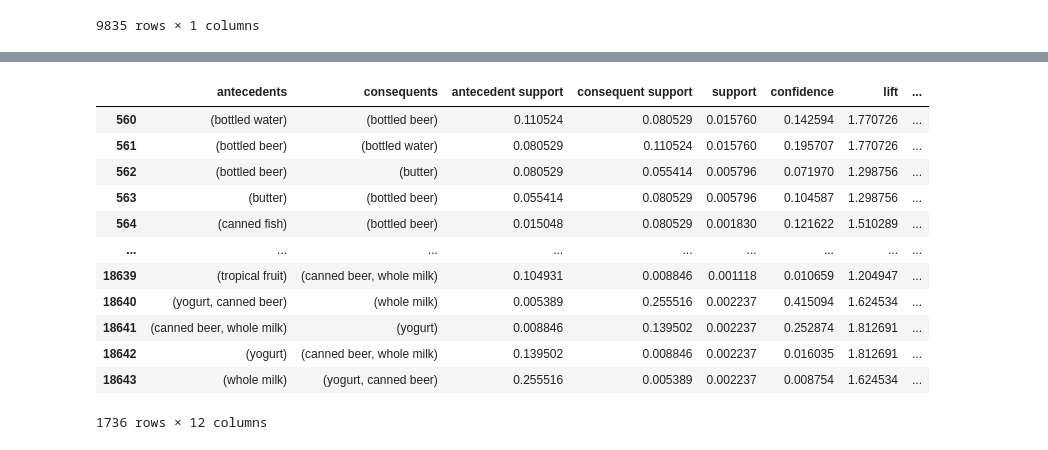
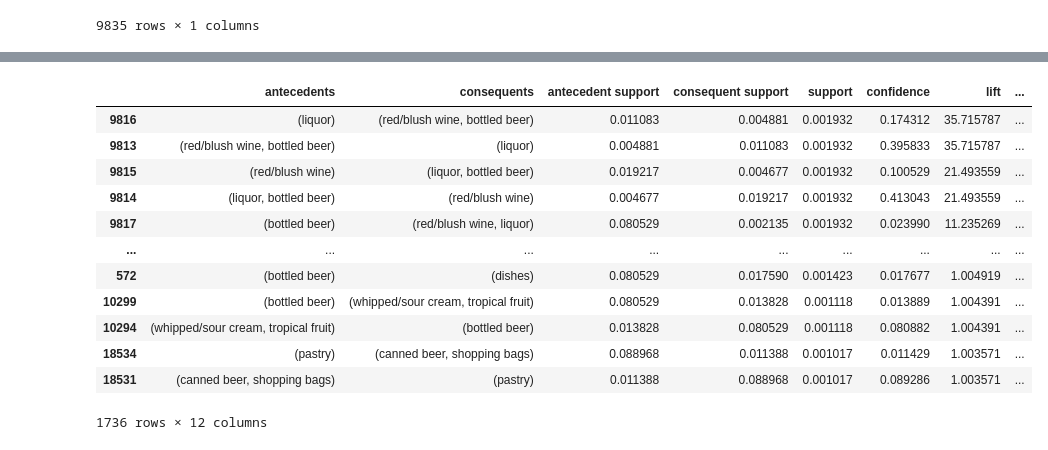
Before and after one commit to GlenRodriguez/EjemploCestaCompra, a Jupyter notebook: Basket.ipynb, the cells around one changed output, grey strips where cells are left out. Saved outputs shown, nothing was run; the diff lists cells and outputs as text; code cells hidden in the pictures.

```diff
--- a/Basket.ipynb
+++ b/Basket.ipynb
@@ -71,18 +71,18 @@ plt.show()
 # %%
 rules_1=  rules[rules['antecedents_'].str.contains("beer") | rules['consequents_'].str.contains("beer")]
-rules_1
+rules_1.sort_values('lift', ascending=False)
 # %% [output]
 |  | antecedents | consequents | antecedent support | consequent support | support | confidence | lift | ... |
-| 560 | (bottled water) | (bottled beer) | 0.110524 | 0.080529 | 0.015760 | 0.142594 | 1.770726 | ... |
-| 561 | (bottled beer) | (bottled water) | 0.080529 | 0.110524 | 0.015760 | 0.195707 | 1.770726 | ... |
-| 562 | (bottled beer) | (butter) | 0.080529 | 0.055414 | 0.005796 | 0.071970 | 1.298756 | ... |
-| 563 | (butter) | (bottled beer) | 0.055414 | 0.080529 | 0.005796 | 0.104587 | 1.298756 | ... |
-| 564 | (canned fish) | (bottled beer) | 0.015048 | 0.080529 | 0.001830 | 0.121622 | 1.510289 | ... |
+| 9816 | (liquor) | (red/blush wine, bottled beer) | 0.011083 | 0.004881 | 0.001932 | 0.174312 | 35.715787 | ... |
+| 9813 | (red/blush wine, bottled beer) | (liquor) | 0.004881 | 0.011083 | 0.001932 | 0.395833 | 35.715787 | ... |
+| 9815 | (red/blush wine) | (liquor, bottled beer) | 0.019217 | 0.004677 | 0.001932 | 0.100529 | 21.493559 | ... |
+| 9814 | (liquor, bottled beer) | (red/blush wine) | 0.004677 | 0.019217 | 0.001932 | 0.413043 | 21.493559 | ... |
+| 9817 | (bottled beer) | (red/blush wine, liquor) | 0.080529 | 0.002135 | 0.001932 | 0.023990 | 11.235269 | ... |
 | ... | ... | ... | ... | ... | ... | ... | ... | ... |
-| 18639 | (tropical fruit) | (canned beer, whole milk) | 0.104931 | 0.008846 | 0.001118 | 0.010659 | 1.204947 | ... |
-| 18640 | (yogurt, canned beer) | (whole milk) | 0.005389 | 0.255516 | 0.002237 | 0.415094 | 1.624534 | ... |
-| 18641 | (canned beer, whole milk) | (yogurt) | 0.008846 | 0.139502 | 0.002237 | 0.252874 | 1.812691 | ... |
-| 18642 | (yogurt) | (canned beer, whole milk) | 0.139502 | 0.008846 | 0.002237 | 0.016035 | 1.812691 | ... |
-| 18643 | (whole milk) | (yogurt, canned beer) | 0.255516 | 0.005389 | 0.002237 | 0.008754 | 1.624534 | ... |
+| 572 | (bottled beer) | (dishes) | 0.080529 | 0.017590 | 0.001423 | 0.017677 | 1.004919 | ... |
+| 10299 | (bottled beer) | (whipped/sour cream, tropical fruit) | 0.080529 | 0.013828 | 0.001118 | 0.013889 | 1.004391 | ... |
+| 10294 | (whipped/sour cream, tropical fruit) | (bottled beer) | 0.013828 | 0.080529 | 0.001118 | 0.080882 | 1.004391 | ... |
+| 18534 | (pastry) | (canned beer, shopping bags) | 0.088968 | 0.011388 | 0.001017 | 0.011429 | 1.003571 | ... |
+| 18531 | (canned beer, shopping bags) | (pastry) | 0.011388 | 0.088968 | 0.001017 | 0.089286 | 1.003571 | ... |
 1736 rows × 12 columns
 # %%
```
Also changed, not shown: parts of 7 cells of this notebook.
